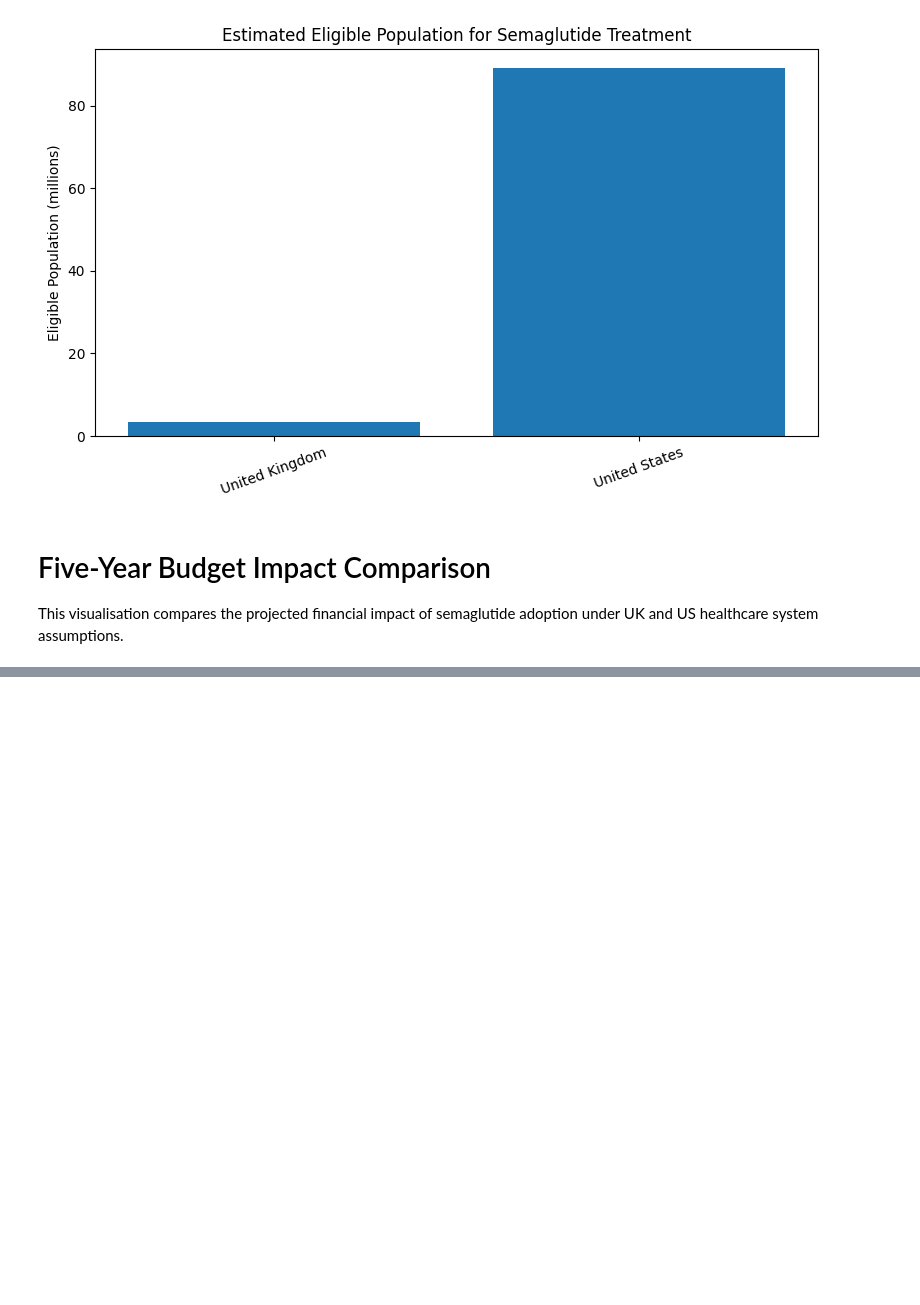
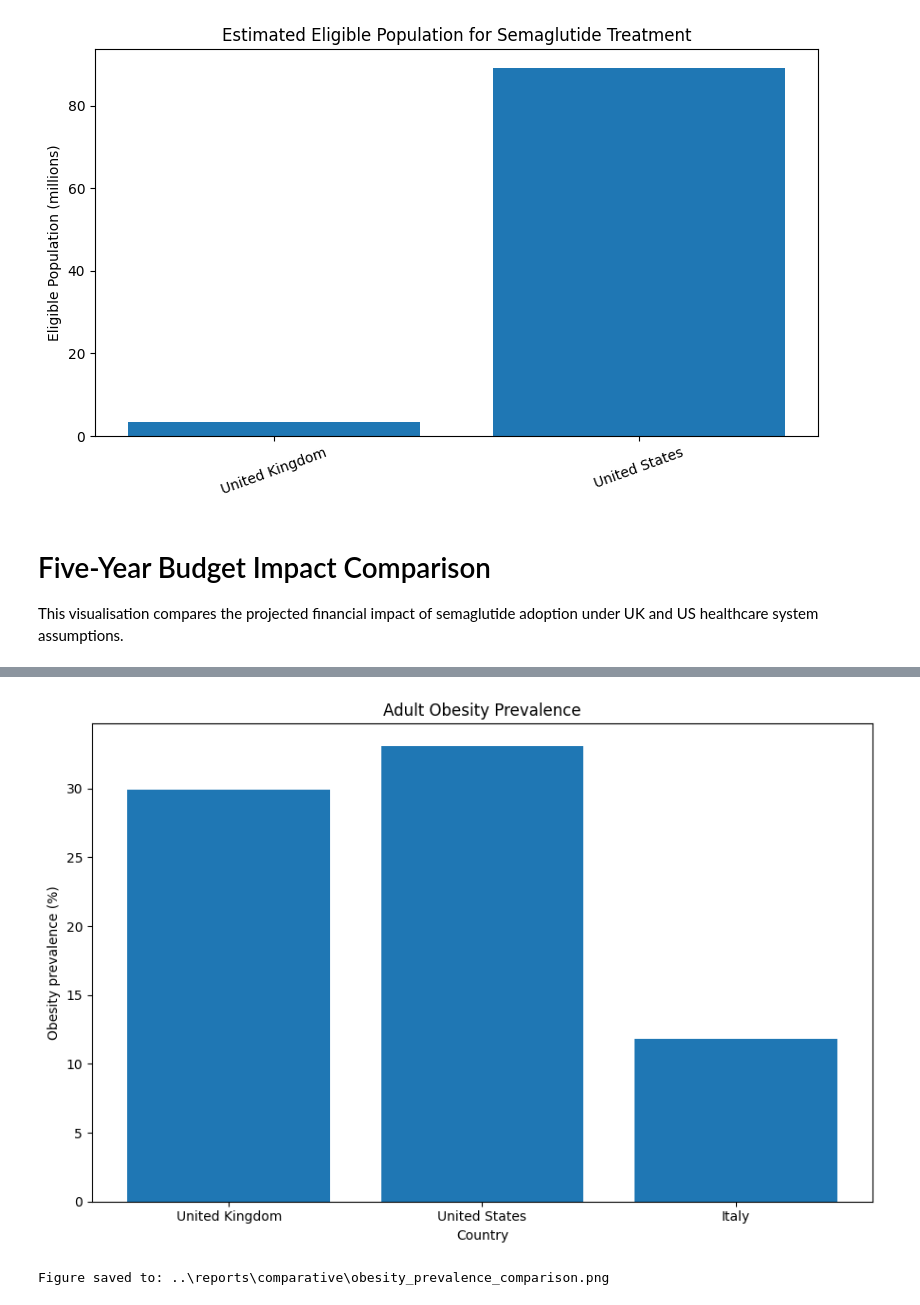
Before and after one commit to saffam/semaglutide-budget-impact-models, a Jupyter notebook: notebooks/05_country_comparison.ipynb, the cells around one changed output, grey strips where cells are left out. Cells and saved outputs as stored; diff of their text form; code cells hidden in the pictures; blank space fills up the shorter version.

```diff
--- a/notebooks/05_country_comparison.ipynb
+++ b/notebooks/05_country_comparison.ipynb
@@ -368,0 +532,30 @@ plt.show()
+# %%
+# Obesity prevalence comparison
+
+fig, ax = plt.subplots(figsize=(9, 6))
+
+ax.bar(
+    country_summary["Country"],
+    country_summary["Obesity Prevalence (%)"]
+)
+
+ax.set_title("Adult Obesity Prevalence")
+ax.set_ylabel("Obesity prevalence (%)")
+ax.set_xlabel("Country")
+
+plt.tight_layout()
+
+prevalence_figure_path = comparative_dir / "obesity_prevalence_comparison.png"
+
+plt.savefig(
+    prevalence_figure_path,
+    dpi=300,
+    bbox_inches="tight"
+)
+
+plt.show()
+
+print(f"Figure saved to: {prevalence_figure_path}")
+# %% [output]
+[figure, added]
+Figure saved to: ..\reports\comparative\obesity_prevalence_comparison.png
```
Also changed, not shown: parts of 25 cells of this notebook, 1 other file.
